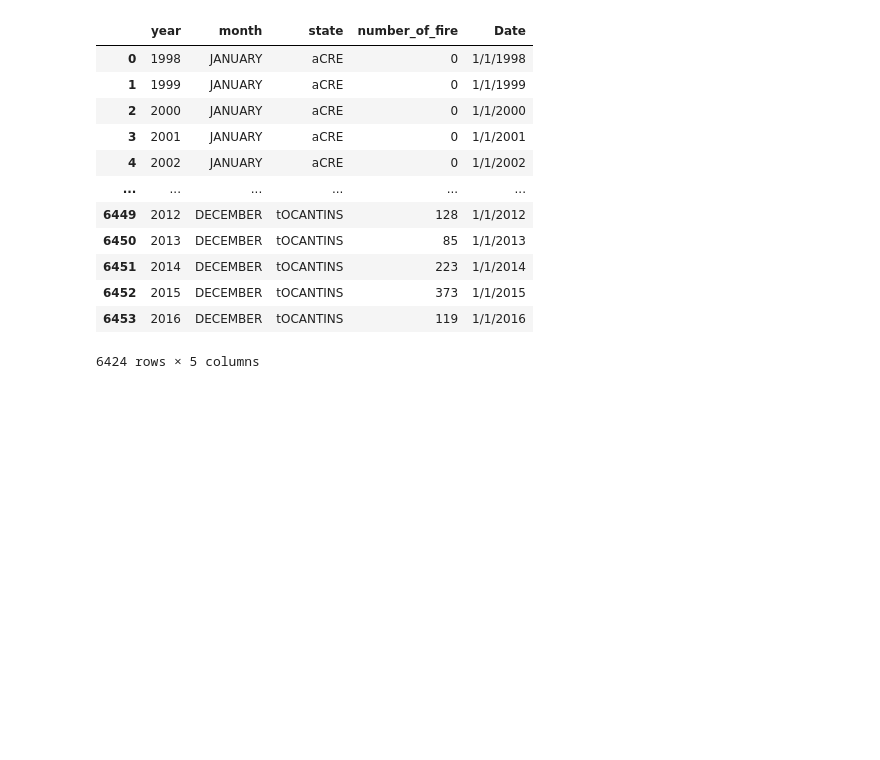
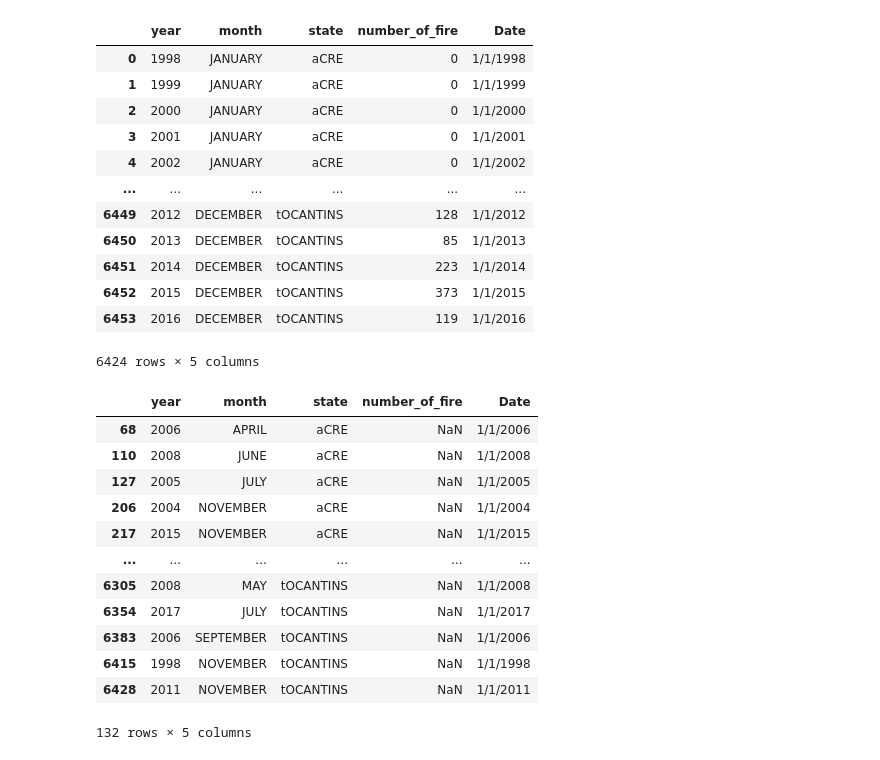
Before and after one commit to Yaminikanta/Python_Libraries, a Jupyter notebook: 02-Pandas/class_pandas.ipynb, the cells around one changed output. Drawn from its saved outputs; the diff is of its cells as text; code cells hidden in the pictures; blank space fills up the shorter version.

```diff
--- a/02-Pandas/class_pandas.ipynb
+++ b/02-Pandas/class_pandas.ipynb
@@ -767,3 +767,19 @@ d3
 
 
 # here we got some data that include int float NaN or null so in next step we count for how many null vales are there
+# %%
+d3[d3['number_of_fire'].isnull()]                       # here we got 132 of null value
+# %% [output]
+|  | year | month | state | number_of_fire | Date |
+| 68 | 2006 | APRIL | aCRE | NaN | 1/1/2006 |
+| 110 | 2008 | JUNE | aCRE | NaN | 1/1/2008 |
+| 127 | 2005 | JULY | aCRE | NaN | 1/1/2005 |
+| 206 | 2004 | NOVEMBER | aCRE | NaN | 1/1/2004 |
+| 217 | 2015 | NOVEMBER | aCRE | NaN | 1/1/2015 |
+| ... | ... | ... | ... | ... | ... |
+| 6305 | 2008 | MAY | tOCANTINS | NaN | 1/1/2008 |
+| 6354 | 2017 | JULY | tOCANTINS | NaN | 1/1/2017 |
+| 6383 | 2006 | SEPTEMBER | tOCANTINS | NaN | 1/1/2006 |
+| 6415 | 1998 | NOVEMBER | tOCANTINS | NaN | 1/1/1998 |
+| 6428 | 2011 | NOVEMBER | tOCANTINS | NaN | 1/1/2011 |
+132 rows × 5 columns
```
